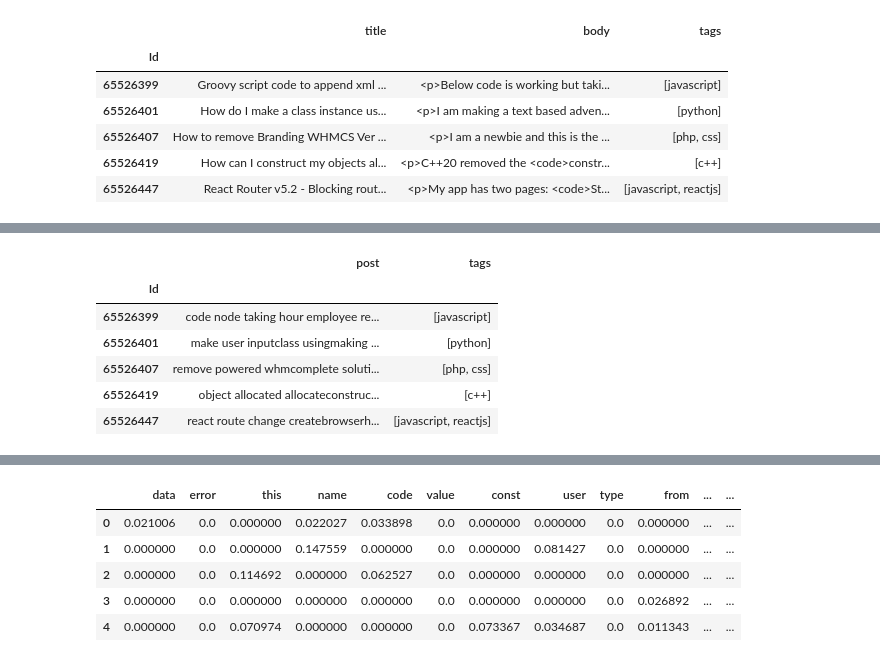
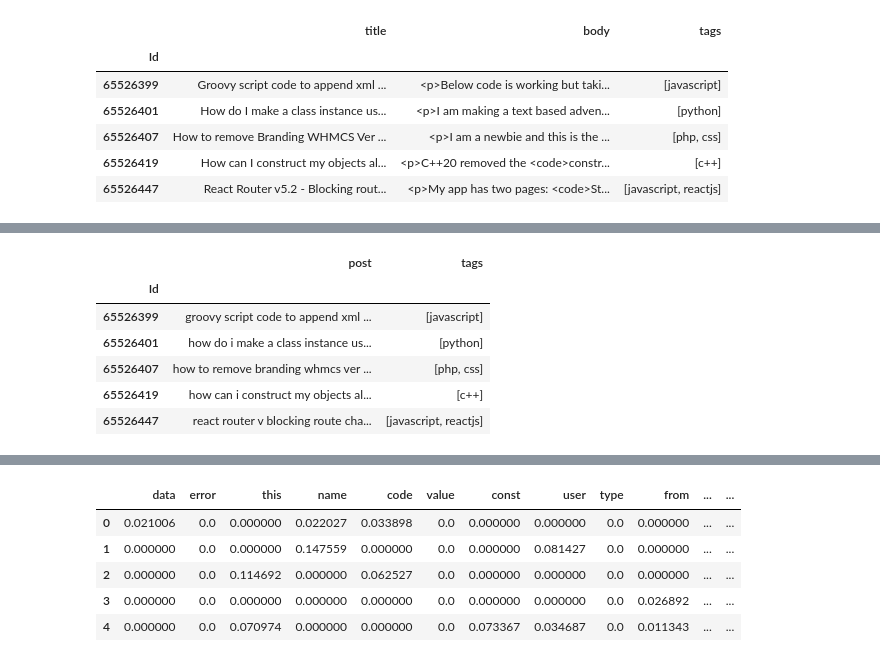
Before and after one commit to felanbi/Projet-OC-Categoriser-automatiquement-des-questions, a Jupyter notebook: P5_01_notebookexploration.ipynb, the cells around one changed output, grey strips where cells are left out. Cells and saved outputs as stored; diff of their text form; code cells hidden in the pictures.

Commit message:
Modifications supplémentaires (ajout de nouveaux stopwords, suppression des verbes...) pour affiner encore plus le corpus

```diff
--- a/P5_01_notebookexploration.ipynb
+++ b/P5_01_notebookexploration.ipynb
@@ -83,7 +99,7 @@ top_tags = [x[0] for x in FreqDist(tags_extended).most_common(20)]
 df.tags = df.tags.map(lambda x: [t for t in x if t in top_tags])
 
 df = df[df.tags.map(len) != 0]
-df = df.head(50000)
+df = df.head(80000)
 df.head()
 # %% [output]
 |  | title | body | tags |
@@ -113,17 +129,10 @@ def clean_text(text, tags, html = False):
     text = ' '.join(text)
     text = re.sub('[^a-zA-Z]', ' ', text)
 
-    # On retire les mots inférieurs à 3 lettres qui n'apportent pas énormément d'information
-    text = text.split()
-    text = [w for w in text if len(w) > 3]
+    return text + ' '.join(tags_in_text)
 
-    text = ' '.join(text)
-    text += ' '.join(tags_in_text)
-
-    return text
-
-df.title = df.title.map(lambda x: clean_text(x, tags))
-df.body = df.body.map(lambda x: clean_text(x, tags, html = True))
+df.title = df.title.map(lambda x: clean_text(x, top_tags))
+df.body = df.body.map(lambda x: clean_text(x, top_tags, html = True))
 
 df['post'] = df.title + df.body
 df.drop(columns = ['title', 'body'], inplace = True)
@@ -141,10 +150,7 @@ df.head()
 # %%
-from nltk.stem import WordNetLemmatizer
-
 def tokenizer(post, tags, lemmatizer = False, without_stopwords = False):
 
     from nltk.tokenize import word_tokenize
-    from nltk.corpus import stopwords
 
     tags_in_post = [tag for tag in post.split()]
     post = [w for w in post.split() if w not in tags]
@@ -152,14 +158,8 @@ def tokenizer(post, tags, lemmatizer = False, without_stopwords = False):
 
     token = word_tokenize(post)
 
-    if without_stopwords:
-      token = [w for w in token if w not in stopwords.words('english')]
-
-    if lemmatizer:
-      token = [lemmatizer.lemmatize(w) for w in token]
-
     return " ".join(token + tags_in_post)
 
-df.post = df.post.map(lambda x: tokenizer(x, tags, lemmatizer = WordNetLemmatizer(), without_stopwords = True))
+df.post = df.post.map(lambda x: tokenizer(x, top_tags))
 df.head()
 # %% [output]
@@ -166,7 +168,7 @@ df.head()
 |  | post | tags |
 | Id |  |  |
-| 65526399 | code node taking hour employee re... | [javascript] |
-| 65526401 | make user inputclass usingmaking ... | [python] |
-| 65526407 | remove powered whmcomplete soluti... | [php, css] |
-| 65526419 | object allocated allocateconstruc... | [c++] |
-| 65526447 | react route change createbrowserh... | [javascript, reactjs] |
+| 65526399 | groovy script code to append xml ... | [javascript] |
+| 65526401 | how do i make a class instance us... | [python] |
+| 65526407 | how to remove branding whmcs ver ... | [php, css] |
+| 65526419 | how can i construct my objects al... | [c++] |
+| 65526447 | react router v blocking route cha... | [javascript, reactjs] |
```
Also changed, not shown: parts of 12 cells of this notebook.
